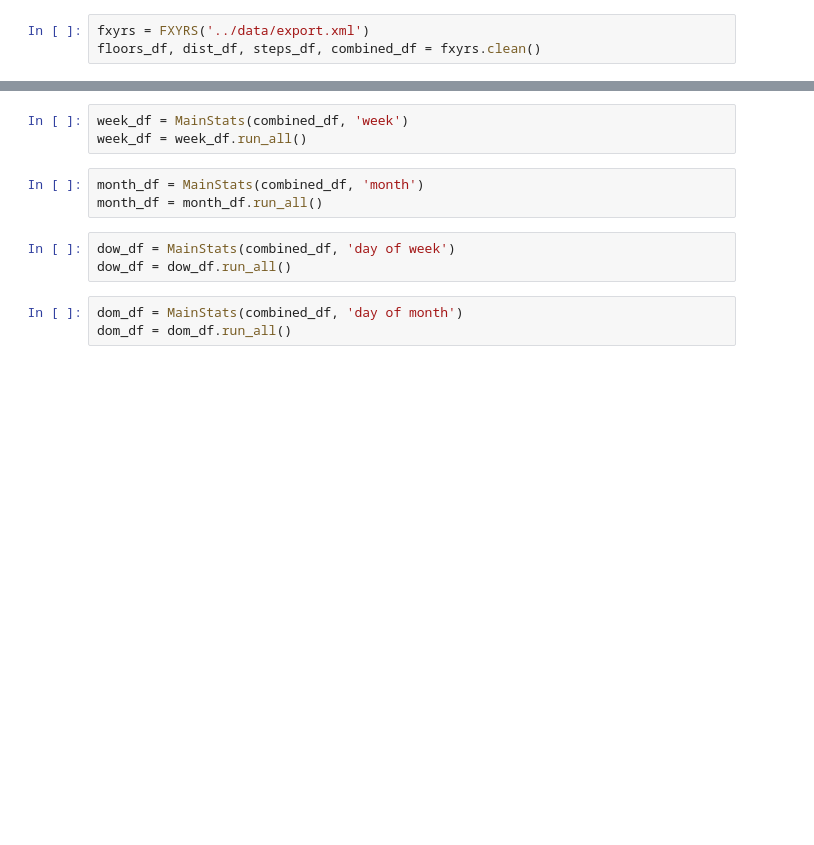
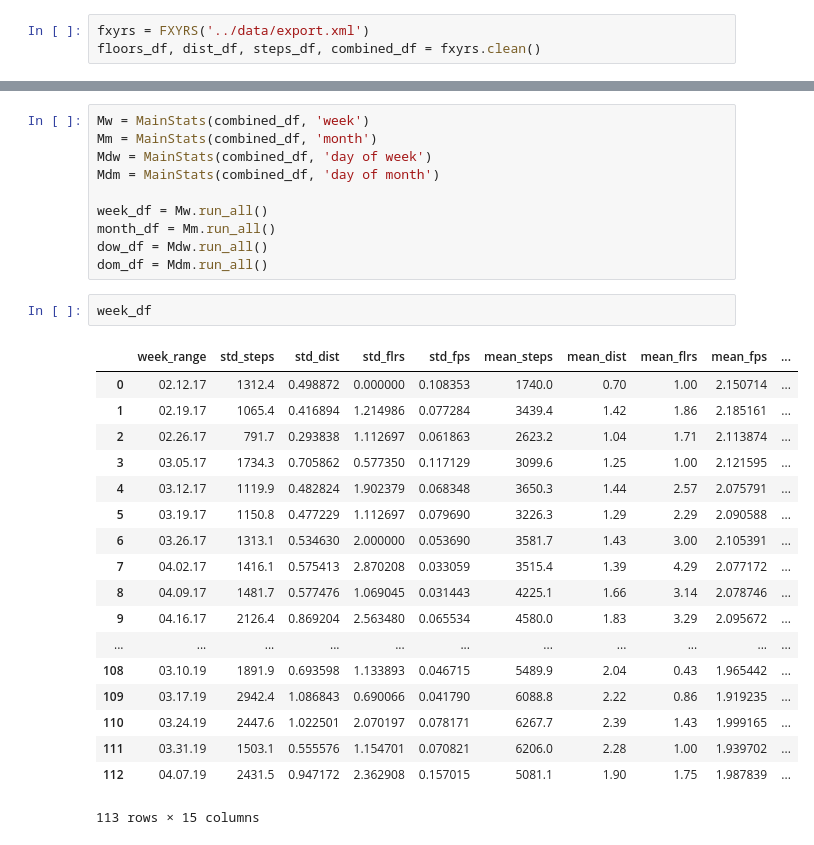
Before and after one commit to Data-is-life/Steps_Analysis, a Jupyter notebook: src/testing_dist_and_steps_funcs.ipynb, the cells around one changed output, grey strips where cells are left out. Cells and saved outputs as stored; diff of their text form; blank space fills up the shorter version.

```diff
--- a/src/testing_dist_and_steps_funcs.ipynb
+++ b/src/testing_dist_and_steps_funcs.ipynb
@@ -23,12 +24,31 @@ combined_df.head()
-# %%
-week_df = MainStats(combined_df, 'week')
-week_df = week_df.run_all()
-# %%
-month_df = MainStats(combined_df, 'month')
-month_df = month_df.run_all()
-# %%
-dow_df = MainStats(combined_df, 'day of week')
-dow_df = dow_df.run_all()
-# %%
-dom_df = MainStats(combined_df, 'day of month')
-dom_df = dom_df.run_all()
+# %%
+Mw = MainStats(combined_df, 'week')
+Mm = MainStats(combined_df, 'month')
+Mdw = MainStats(combined_df, 'day of week')
+Mdm = MainStats(combined_df, 'day of month')
+
+week_df = Mw.run_all()
+month_df = Mm.run_all()
+dow_df = Mdw.run_all()
+dom_df = Mdm.run_all()
+# %%
+week_df
+# %% [output]
+|  | week_range | std_steps | std_dist | std_flrs | std_fps | mean_steps | mean_dist | mean_flrs | mean_fps | ... |
+| 0 | 02.12.17 | 1312.4 | 0.498872 | 0.000000 | 0.108353 | 1740.0 | 0.70 | 1.00 | 2.150714 | ... |
+| 1 | 02.19.17 | 1065.4 | 0.416894 | 1.214986 | 0.077284 | 3439.4 | 1.42 | 1.86 | 2.185161 | ... |
+| 2 | 02.26.17 | 791.7 | 0.293838 | 1.112697 | 0.061863 | 2623.2 | 1.04 | 1.71 | 2.113874 | ... |
+| 3 | 03.05.17 | 1734.3 | 0.705862 | 0.577350 | 0.117129 | 3099.6 | 1.25 | 1.00 | 2.121595 | ... |
+| 4 | 03.12.17 | 1119.9 | 0.482824 | 1.902379 | 0.068348 | 3650.3 | 1.44 | 2.57 | 2.075791 | ... |
+| 5 | 03.19.17 | 1150.8 | 0.477229 | 1.112697 | 0.079690 | 3226.3 | 1.29 | 2.29 | 2.090588 | ... |
+| 6 | 03.26.17 | 1313.1 | 0.534630 | 2.000000 | 0.053690 | 3581.7 | 1.43 | 3.00 | 2.105391 | ... |
+| 7 | 04.02.17 | 1416.1 | 0.575413 | 2.870208 | 0.033059 | 3515.4 | 1.39 | 4.29 | 2.077172 | ... |
+| 8 | 04.09.17 | 1481.7 | 0.577476 | 1.069045 | 0.031443 | 4225.1 | 1.66 | 3.14 | 2.078746 | ... |
+| 9 | 04.16.17 | 2126.4 | 0.869204 | 2.563480 | 0.065534 | 4580.0 | 1.83 | 3.29 | 2.095672 | ... |
+| ... | ... | ... | ... | ... | ... | ... | ... | ... | ... | ... |
+| 108 | 03.10.19 | 1891.9 | 0.693598 | 1.133893 | 0.046715 | 5489.9 | 2.04 | 0.43 | 1.965442 | ... |
+| 109 | 03.17.19 | 2942.4 | 1.086843 | 0.690066 | 0.041790 | 6088.8 | 2.22 | 0.86 | 1.919235 | ... |
+| 110 | 03.24.19 | 2447.6 | 1.022501 | 2.070197 | 0.078171 | 6267.7 | 2.39 | 1.43 | 1.999165 | ... |
+| 111 | 03.31.19 | 1503.1 | 0.555576 | 1.154701 | 0.070821 | 6206.0 | 2.28 | 1.00 | 1.939702 | ... |
+| 112 | 04.07.19 | 2431.5 | 0.947172 | 2.362908 | 0.157015 | 5081.1 | 1.90 | 1.75 | 1.987839 | ... |
+113 rows × 15 columns
```
Also changed, not shown: parts of 23 cells of this notebook, 2 other files.
